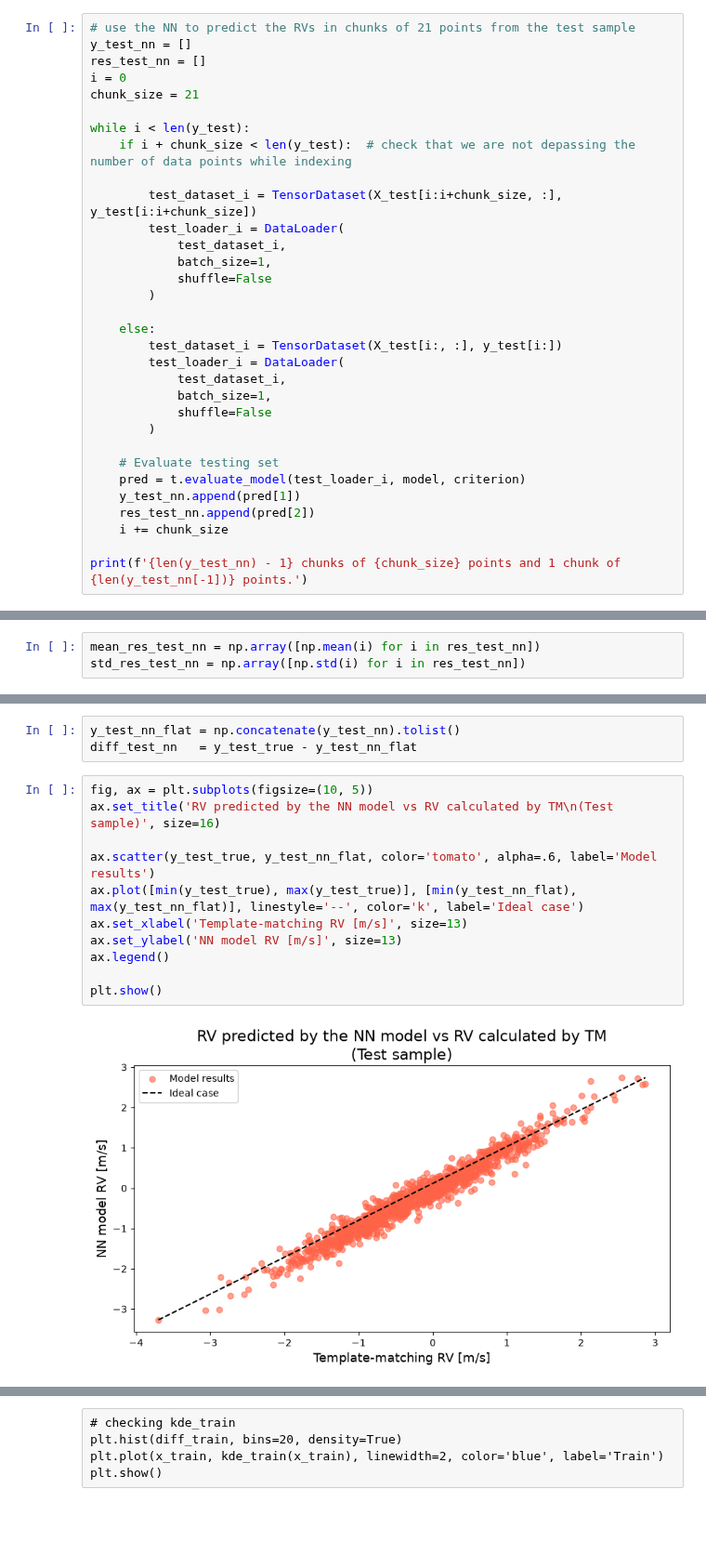
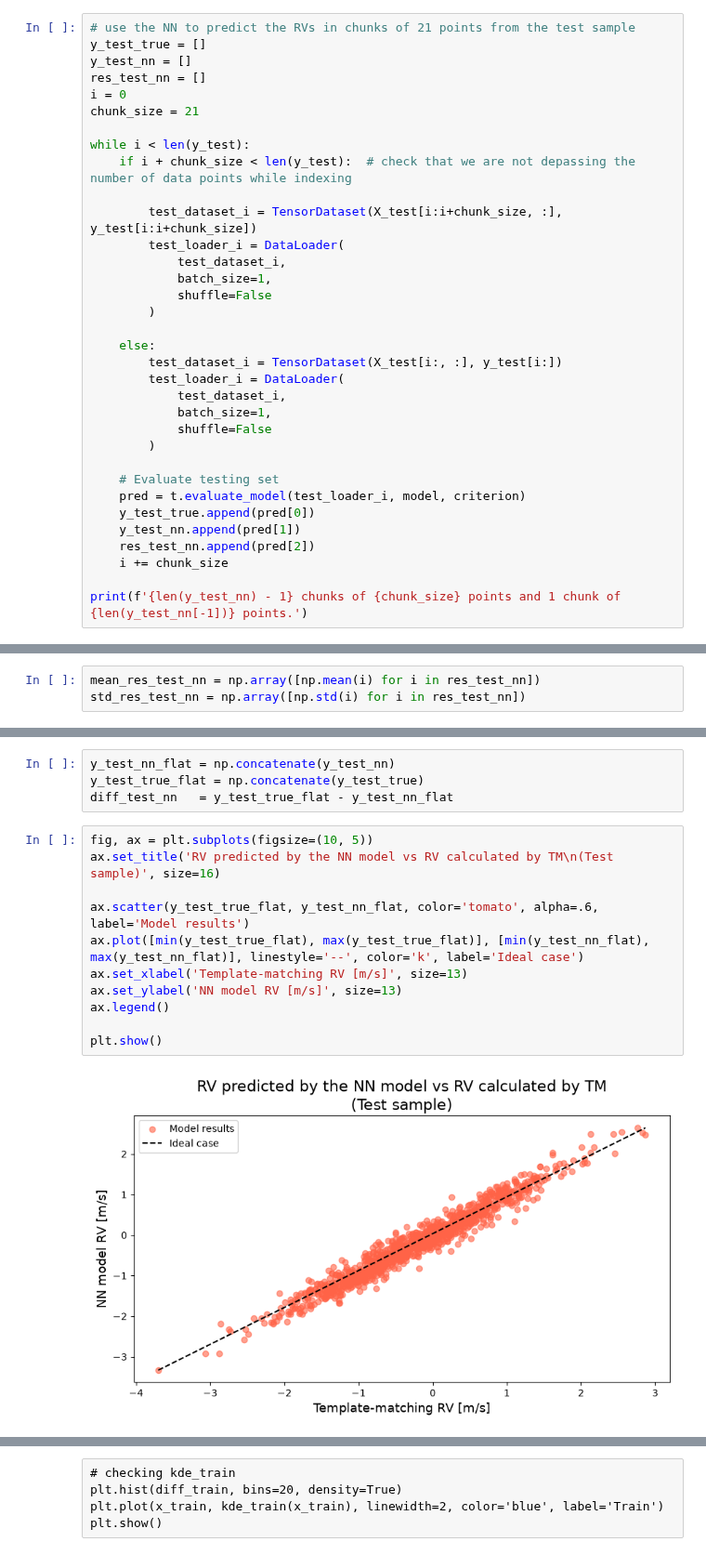
Before and after one commit to Etienne99/LAM_Internship, a Jupyter notebook: scripts_2/neuraln_5.ipynb, the cells around one changed output, grey strips where cells are left out. Shown at 93% size. Cells and saved outputs as stored; diff of their text form; blank space fills up the shorter version.

Commit message:
NN model comparisons

```diff
--- a/scripts_2/neuraln_5.ipynb
+++ b/scripts_2/neuraln_5.ipynb
@@ -274,6 +273,7 @@ tensor([[ 0.7310],
         [ 0.6143]])
 # %%
 # use the NN to predict the RVs in chunks of 21 points from the test sample
+y_test_true = []
 y_test_nn = []
 res_test_nn = []
 i = 0
@@ -299,6 +299,7 @@ while i < len(y_test):
 
     # Evaluate testing set
     pred = t.evaluate_model(test_loader_i, model, criterion)
+    y_test_true.append(pred[0])
     y_test_nn.append(pred[1])
     res_test_nn.append(pred[2])
     i += chunk_size
@@ -326,19 +327,20 @@ plt.show()
 # %%
-y_test_nn_flat = np.concatenate(y_test_nn).tolist()
-diff_test_nn   = y_test_true - y_test_nn_flat
+y_test_nn_flat = np.concatenate(y_test_nn)
+y_test_true_flat = np.concatenate(y_test_true)
+diff_test_nn   = y_test_true_flat - y_test_nn_flat
 # %%
 fig, ax = plt.subplots(figsize=(10, 5))
 ax.set_title('RV predicted by the NN model vs RV calculated by TM\n(Test sample)', size=16)
 
-ax.scatter(y_test_true, y_test_nn_flat, color='tomato', alpha=.6, label='Model results')
-ax.plot([min(y_test_true), max(y_test_true)], [min(y_test_nn_flat), max(y_test_nn_flat)], linestyle='--', color='k', label='Ideal case')
+ax.scatter(y_test_true_flat, y_test_nn_flat, color='tomato', alpha=.6, label='Model results')
+ax.plot([min(y_test_true_flat), max(y_test_true_flat)], [min(y_test_nn_flat), max(y_test_nn_flat)], linestyle='--', color='k', label='Ideal case')
 ax.set_xlabel('Template-matching RV [m/s]', size=13)
 ax.set_ylabel('NN model RV [m/s]', size=13)
 ax.legend()
 
 plt.show()
 # %% [output]
-[figure, old version]
+[figure, new version]
 # %%
 # best model loss for each point
 
```
Also changed, not shown: parts of 21 cells of this notebook.
